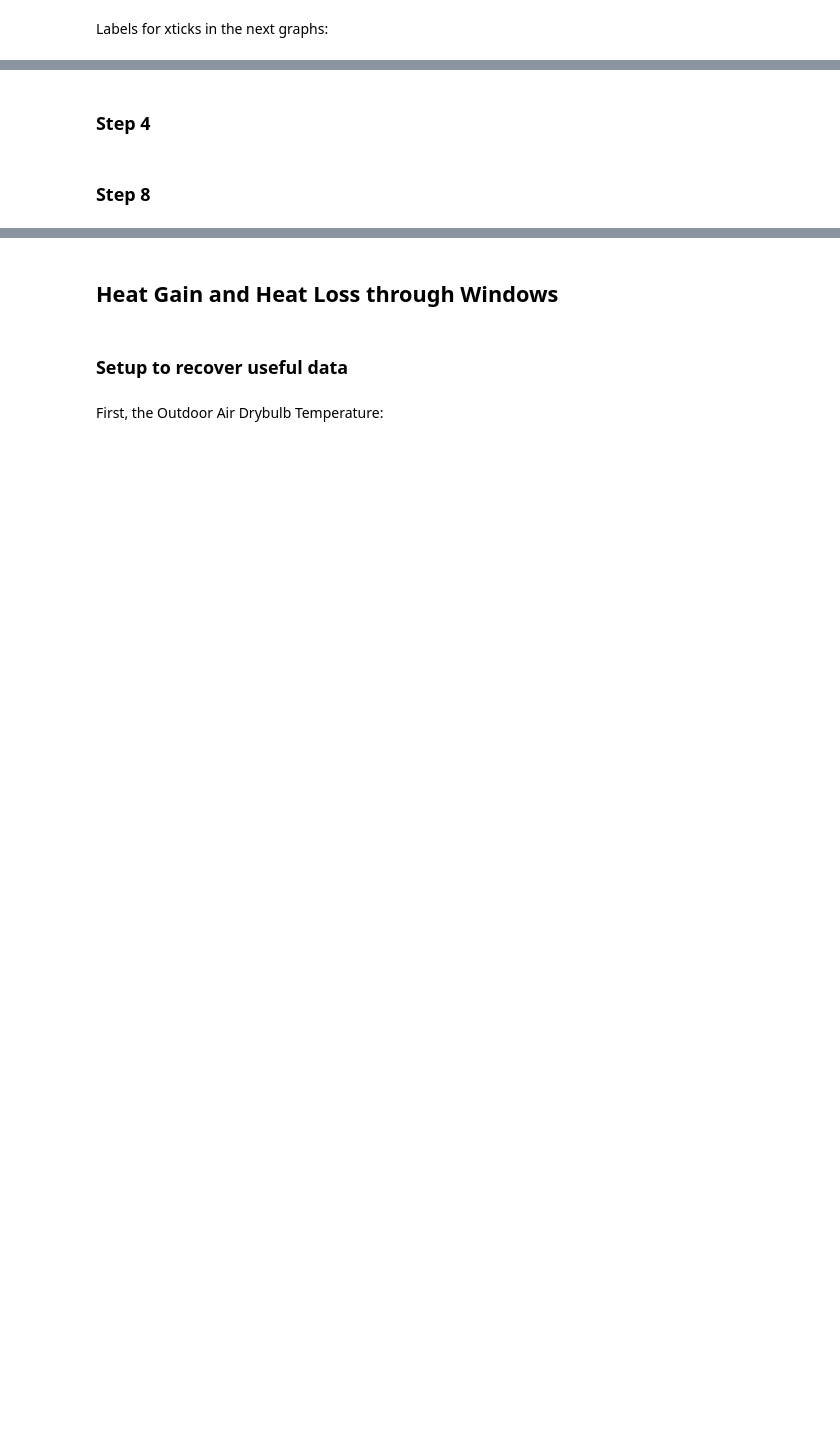
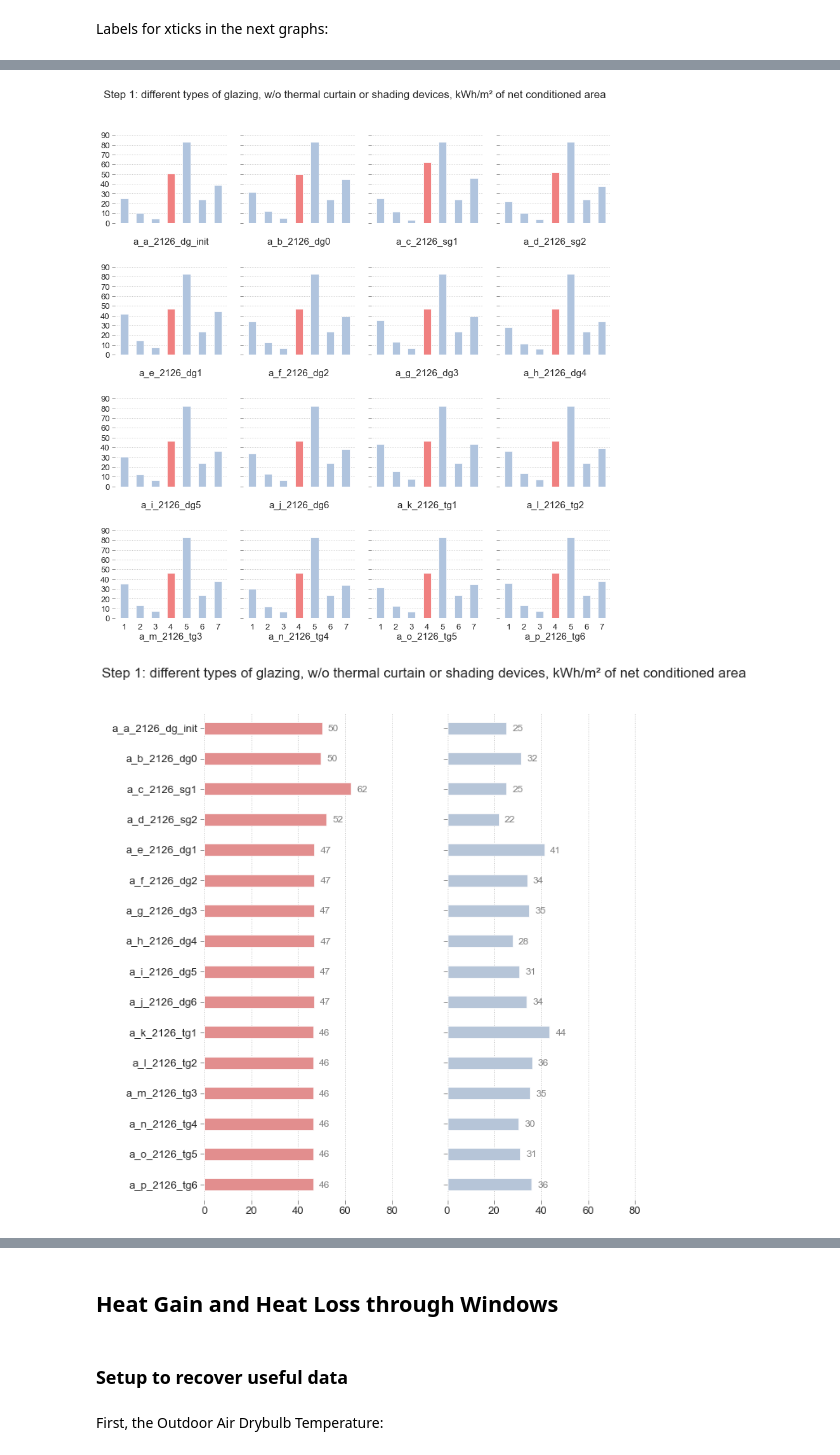
Before and after one commit to JeanSouv/LCA_IGUs, a Jupyter notebook: 01_BEM.ipynb, the cells around one changed output, grey strips where cells are left out. Cells and saved outputs as stored; diff of their text form; code cells hidden in the pictures; blank space fills up the shorter version.

```diff
--- a/01_BEM.ipynb
+++ b/01_BEM.ipynb
@@ -1560,7 +1830,7 @@ if run_all:
             epwfile_cc = epwfile_2080
 
         # Modify the idf and create a copy:
-        idf_modified = modify_idf(idfname_vav_overhangs, epwfile_cc,
+        idf_modified = modify_idf(idfname_vav, epwfile_cc,
                                   igu, run_n, df_step18)
 
         # Run the energy simulation:
@@ -1589,7 +1859,7 @@ if run_all:
             epwfile_cc = epwfile_2080
 
         # Modify the idf and create a copy:
-        idf_modified = modify_idf(idfname_vav_overhangs, epwfile_cc,
+        idf_modified = modify_idf(idfname_vav, epwfile_cc,
                                   igu, run_n, df_step19)
 
         # Run the energy simulation:
@@ -1615,0 +1902,8 @@ df_end_use_allsteps
+# %%
+# Add a row index to sort by the step (column indexing):
+df_end_use_allsteps = df_end_use_allsteps.stack(level=(0, 1)).unstack(0, 2)
+df_end_use_allsteps.loc[:, ('Step')] = (
+    [i[0][0] for i in df_end_use_allsteps.index]
+)
+df_end_use_allsteps = (df_end_use_allsteps.reset_index()
+                       .set_index(["Step", "Run name", "FuelType"]).T)
@@ -1616,7 +1925,11 @@ df_end_use_allsteps
 # %% [markdown]
 Create a new DataFrame with total energy use and HVAC total energy use:
 # %%
-df_end_use_total = df_end_use_allsteps.groupby(level=0, axis=1).sum()
+df_end_use_total = (df_end_use_allsteps
+                    .droplevel("Step", axis=1)
+                    .groupby(level=0, axis=1)
+                    .sum()
+                    )
 
 # Add a row with total energy use:
 df_end_use_total.loc['Total', :] = df_end_use_total.sum(axis=0)
@@ -1953,2 +2355,0 @@ total_end_use_h_plot(code, 300, title)
-# %% [markdown]
-### Step 4
@@ -1972,2 +2355,0 @@ total_end_use_h_plot(code, 300, title)
-# %% [markdown]
-### Step 8
@@ -1991,0 +2356,21 @@ total_end_use_h_plot(code, 300, title)
+# %%
+code = "a"
+ylim = 90
+title = ("Step 1: different types of glazing," +
+         " w/o thermal curtain or shading devices," +
+         " kWh/m² of net conditioned area")
+
+# Vertical bar chart with all end uses:
+end_use_v_plot(code, df_end_use_allsteps, ylim, title)
+
+print("\n\n")
+# Another kind of plot with heating and cooling load:
+heat_cool_h_plot(code, df_end_use_allsteps, ylim, title)
+
+print("\n\n")
+# Horizontal bar chart with total energy use,
+# w/ indications of cooling+heating load, and total hvac kind:
+total_end_use_h_plot(code, 300, title)
+# %% [output]
+[figure, added]
+[figure, added]
```
Also changed, not shown: parts of 163 cells of this notebook, 5 other files.
